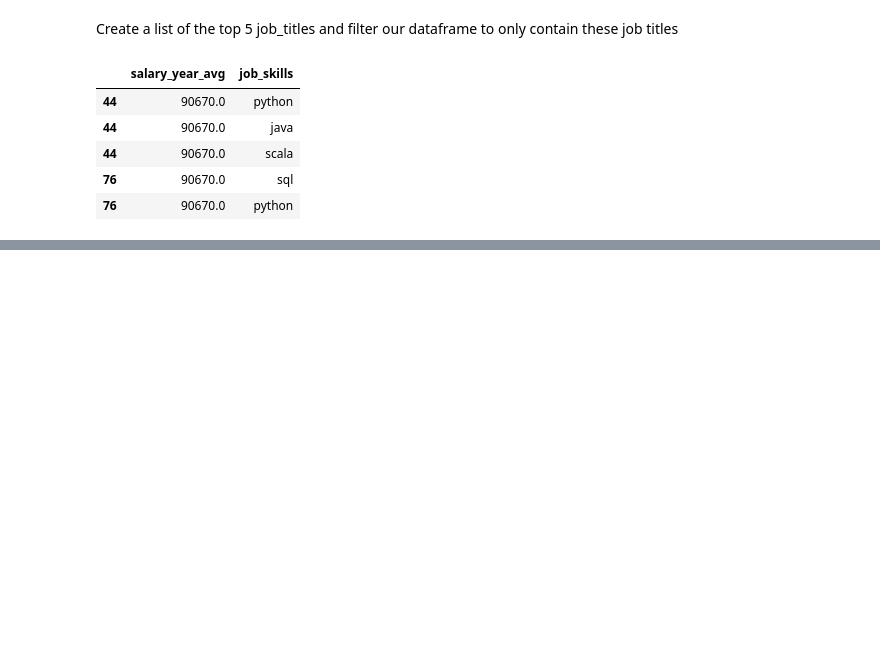
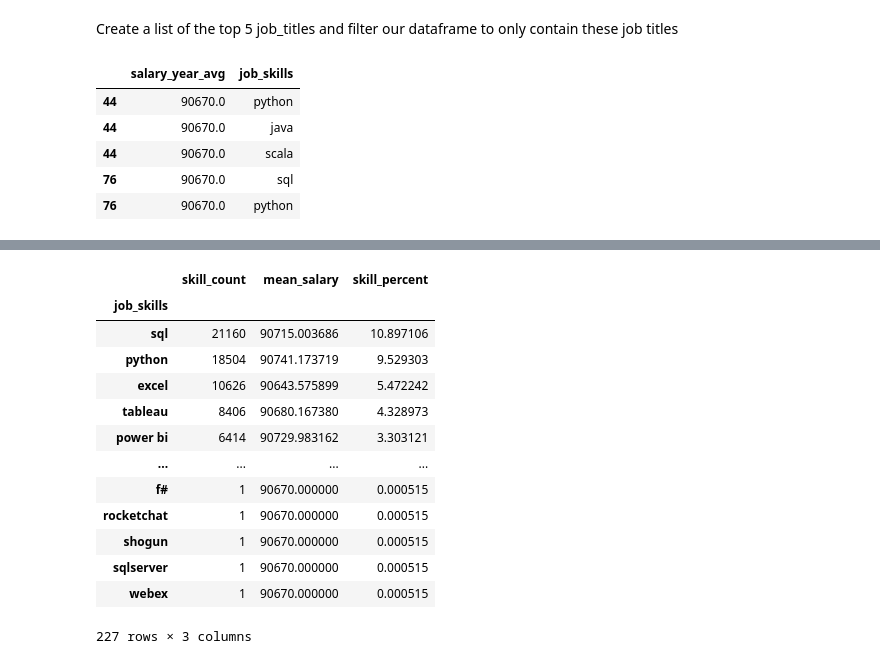
Before and after one commit to JohnnyQuant/Python_Data_Project, a Jupyter notebook: Project/5_Optimal_Skills.ipynb, the cells around one changed output, grey strips where cells are left out. Saved outputs shown, nothing was run; the diff lists cells and outputs as text; code cells hidden in the pictures; blank space fills up the shorter version.

```diff
--- a/Project/5_Optimal_Skills.ipynb
+++ b/Project/5_Optimal_Skills.ipynb
@@ -67,0 +72,28 @@ df_SEA_exploded[['salary_year_avg', 'job_skills']].head(5)
+# %%
+# using ds_SEA find the count of skills and also the mean salary for each skill
+df_SEA_skills = df_SEA_exploded.groupby('job_skills')['salary_year_avg'].agg(['count', 'mean']).sort_values(by='count', ascending=False)
+
+df_SEA_skills = df_SEA_skills.rename(columns = {'count': 'skill_count', 'mean': 'mean_salary'})
+
+SEA_job_count = len(df_SEA) # Find count of Top 5 jobs in SEA with salary info
+
+df_SEA_skills['skill_percent'] = df_SEA_skills['skill_count'] / SEA_job_count * 100
+
+df_SEA_skills = df_SEA_skills[df_SEA_skills['skill_percent'] > 0]
+
+df_SEA_skills
+# %% [output]
+|  | skill_count | mean_salary | skill_percent |
+| job_skills |  |  |  |
+| sql | 21160 | 90715.003686 | 10.897106 |
+| python | 18504 | 90741.173719 | 9.529303 |
+| excel | 10626 | 90643.575899 | 5.472242 |
+| tableau | 8406 | 90680.167380 | 4.328973 |
+| power bi | 6414 | 90729.983162 | 3.303121 |
+| ... | ... | ... | ... |
+| f# | 1 | 90670.000000 | 0.000515 |
+| rocketchat | 1 | 90670.000000 | 0.000515 |
+| shogun | 1 | 90670.000000 | 0.000515 |
+| sqlserver | 1 | 90670.000000 | 0.000515 |
+| webex | 1 | 90670.000000 | 0.000515 |
+227 rows × 3 columns
```
Also changed, not shown: parts of 15 cells of this notebook, 1 other file.
